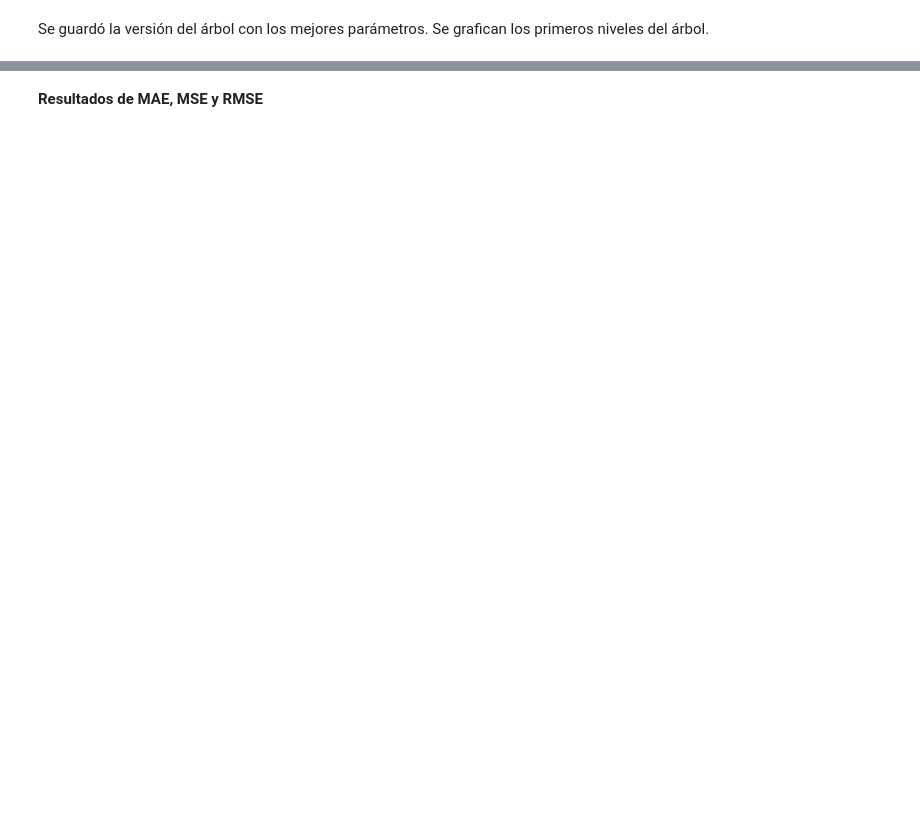
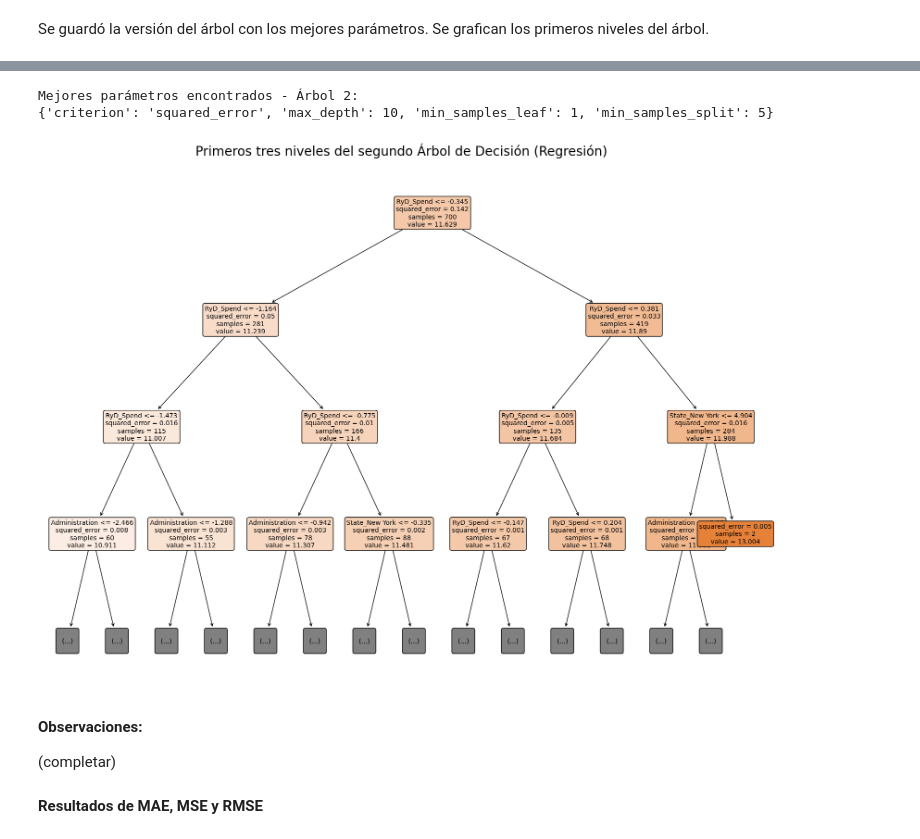
Before and after one commit to CaroRuiz92/arboles_decision_mineria_datos, a Jupyter notebook: Minería_de_Datos_TP2.ipynb, the cells around one changed output, grey strips where cells are left out. Drawn from its saved outputs; the diff is of its cells as text; code cells hidden in the pictures; blank space fills up the shorter version.

```diff
--- a/Minería_de_Datos_TP2.ipynb
+++ b/Minería_de_Datos_TP2.ipynb
@@ -170,2 +195,8 @@ Datos de entrenamiento: 800 muestras. Datos de prueba: 200 muestras.
+# %%
+scaler_70 = StandardScaler()
+
+scaler_70.fit(X_train_70[var_escalar])
+X_train_70.loc[:, var_escalar] = scaler_70.transform(X_train_70[var_escalar])
+X_test_30.loc[:, var_escalar] = scaler_70.transform(X_test_30[var_escalar])
 # %% [markdown]
 **Modelado y análisis de parámetros**
@@ -225,0 +259,16 @@ El modelo resulta coherente con la matriz de correlación antes vista, reforzand
+# %%
+add2 = DecisionTreeRegressor(random_state=42)
+
+param_2 = {'criterion': ['squared_error', 'absolute_error', 'friedman_mse'],
+    'max_depth': [3, 5, 7, 10, None],
+    'min_samples_split': [2, 5, 10],
+    'min_samples_leaf': [1, 3, 5]}
+# %%
+grid_search_2 = GridSearchCV(estimator=add2,
+                           param_grid=param_2,
+                           cv=5,
+                           scoring='neg_mean_squared_error',
+                           n_jobs=-1,
+                           verbose=1)
+# Entrenamiento Split 2
+grid_search_2.fit(X_train_70, y_train_70)
@@ -226,3 +284,28 @@ El modelo resulta coherente con la matriz de correlación antes vista, reforzand
+# %%
+print("Mejores parámetros encontrados - Árbol 2:")
+print(grid_search_2.best_params_)
+
+mejor_arbol_2 = grid_search_2.best_estimator_
+# %% [output]
+Mejores parámetros encontrados - Árbol 2:
+{'criterion': 'squared_error', 'max_depth': 10, 'min_samples_leaf': 1, 'min_samples_split': 5}
+# %%
+plt.figure(figsize=(20, 15))
+plot_tree(mejor_arbol_2,
+          feature_names=X.columns,
+          filled=True,
+          rounded=True,
+          max_depth=3,
+          fontsize=10)
+
+plt.title("Primeros tres niveles del segundo Árbol de Decisión (Regresión)", fontsize=20)
+plt.show()
+# %% [output]
+[figure, added]
+# %% [markdown]
+**Observaciones:**
+
+(completar)
 # %% [markdown]
 **Resultados de MAE, MSE y RMSE**
 # %%
```
Also changed, not shown: parts of 28 cells of this notebook.
